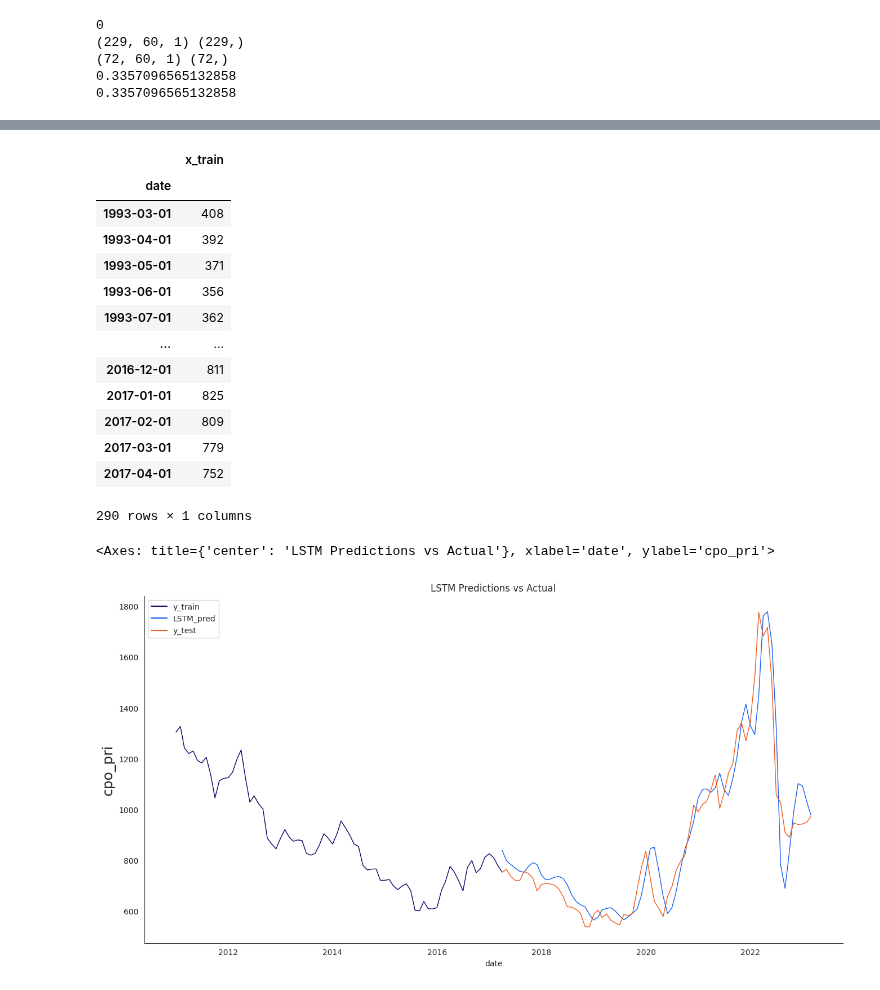
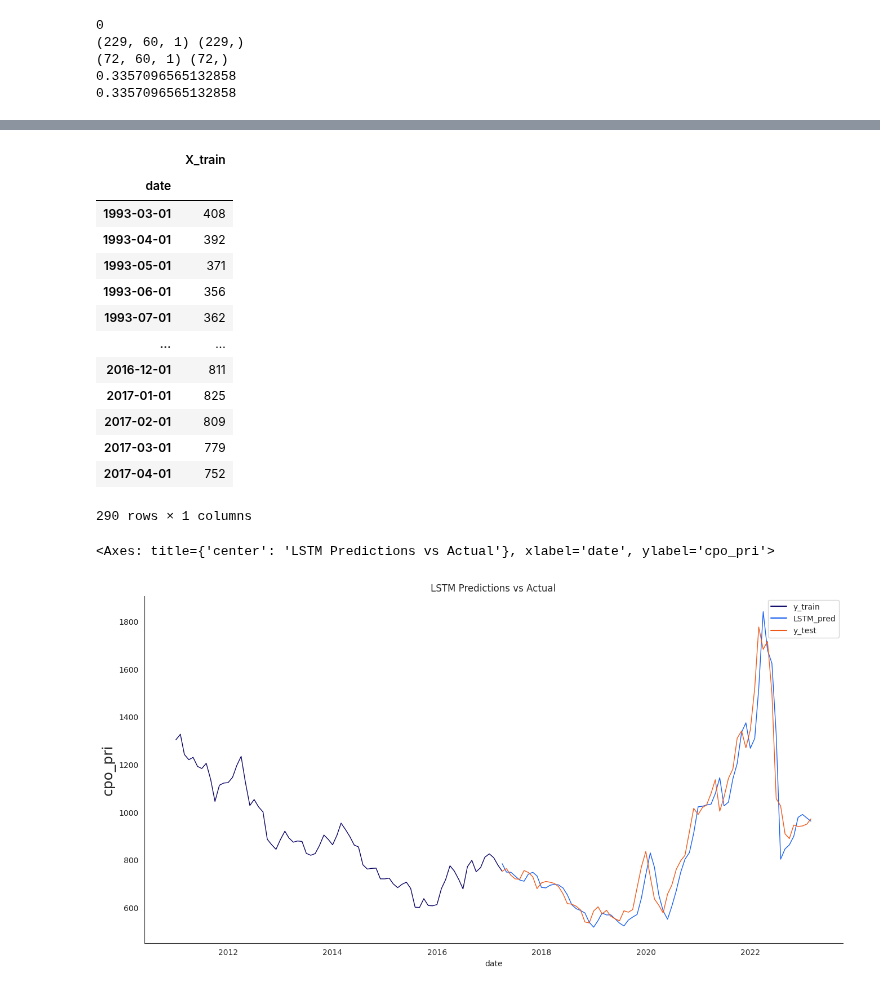
Before and after one commit to mofuoku417/Crude-Palm-Oil-Price-Prediction, a Jupyter notebook: Univariate_Palm_Oil_Prediction_LSTM.ipynb, the cells around one changed output, grey strips where cells are left out. Drawn from its saved outputs; the diff is of its cells as text; code cells hidden in the pictures.

```diff
--- a/Univariate_Palm_Oil_Prediction_LSTM.ipynb
+++ b/Univariate_Palm_Oil_Prediction_LSTM.ipynb
@@ -123,14 +151,18 @@ print(y_test[0])
 0.3357096565132858
 # %%
 # Set up the neural network model
+
+callback = tf.keras.callbacks.EarlyStopping(monitor='val_loss', patience=10, restore_best_weights=True)
 LSTM_model = Sequential()
 
 neurons = sequence_len
 
-LSTM_model.add(LSTM(neurons, return_sequences=True, input_shape=(x_train.shape[1], 1)))
+LSTM_model.add(LSTM(neurons, return_sequences=True, input_shape=(X_train.shape[1], 1)))
 LSTM_model.add(LSTM(neurons, return_sequences=False))
 LSTM_model.add(Dense(25, activation='relu'))
 LSTM_model.add(Dense(1))
 
 # Compile the model
 LSTM_model.compile(optimizer='adam', loss='mean_squared_error')
+# %%
+history = LSTM_model.fit(X_train,y_train,validation_data=(X_test,y_test),epochs=200,batch_size=2,verbose=1, callbacks=[callback])
@@ -137,5 +198,5 @@ LSTM_model.compile(optimizer='adam', loss='mean_squared_error')
 # %%
 # Training the model
-LSTM_model.fit(x_train, y_train, batch_size=16, epochs=25)
+#LSTM_model.fit(x_train, y_train, batch_size=16, epochs=25)
 # %% [output]
 Epoch 1/25
@@ -158,7 +219,7 @@ Epoch 25/25
 <keras.callbacks.History at 0x...>
 # %%
 # Obtain the predicted values
-LSTM_pred_scaled = LSTM_model.predict(x_test)
+LSTM_pred_scaled = LSTM_model.predict(X_test)
 LSTM_pred = mmscaler.inverse_transform(LSTM_pred_scaled)
 y_test_unsc = mmscaler.inverse_transform(y_test.reshape(-1, 1))
 # %% [output]
@@ -192,8 +253,8 @@ R^2 Score: 0.89 %
 # %%
-train = pd.DataFrame(train_df[:train_data_len + 1]).rename(columns={'cpo_pri': 'x_train'})
+train = pd.DataFrame(train_df[:train_data_len + 1]).rename(columns={'cpo_pri': 'X_train'})
 train
 # %% [output]
-|  | x_train |
+|  | X_train |
 | date |  |
 | 1993-03-01 | 408 |
 | 1993-04-01 | 392 |
@@ -210,23 +271,23 @@ train
 # %%
 # The date from which on the date is displayed
 display_start_date = "2010-12"
 
 # Add the difference between the valid and predicted prices
 train = pd.DataFrame(train_df[:train_data_len + 1]).rename(columns={'cpo_pri': 'y_train'})
 valid = pd.DataFrame(train_df[train_data_len:]).rename(columns={'cpo_pri': 'y_test'})
 valid.insert(1, "LSTM_pred", LSTM_pred, True)
 valid.insert(1, "residuals", valid["LSTM_pred"] - valid["y_test"], True)
 df_union = pd.concat([train, valid])
 
 # Zoom in to a closer timeframe
 df_union_zoom = df_union[df_union.index > display_start_date]
 
 # Create the lineplot
 fig, ax1 = plt.subplots(figsize=(16, 8), sharex=True)
 plt.title("LSTM Predictions vs Actual")
 sns.set_palette(["#090364", "#1960EF", "#EF5919"])
-plt.ylabel(stockname, fontsize=18)
+plt.ylabel(featurename, fontsize=18)
 sns.lineplot(data=df_union_zoom[['y_train', 'LSTM_pred', 'y_test']], linewidth=1.0, dashes=False, ax=ax1)
 # %% [output]
 <Axes: title={'center': 'LSTM Predictions vs Actual'}, xlabel='date', ylabel='cpo_pri'>
-[figure, old version]
+[figure, new version]
```
Also changed, not shown: parts of 11 cells of this notebook.
